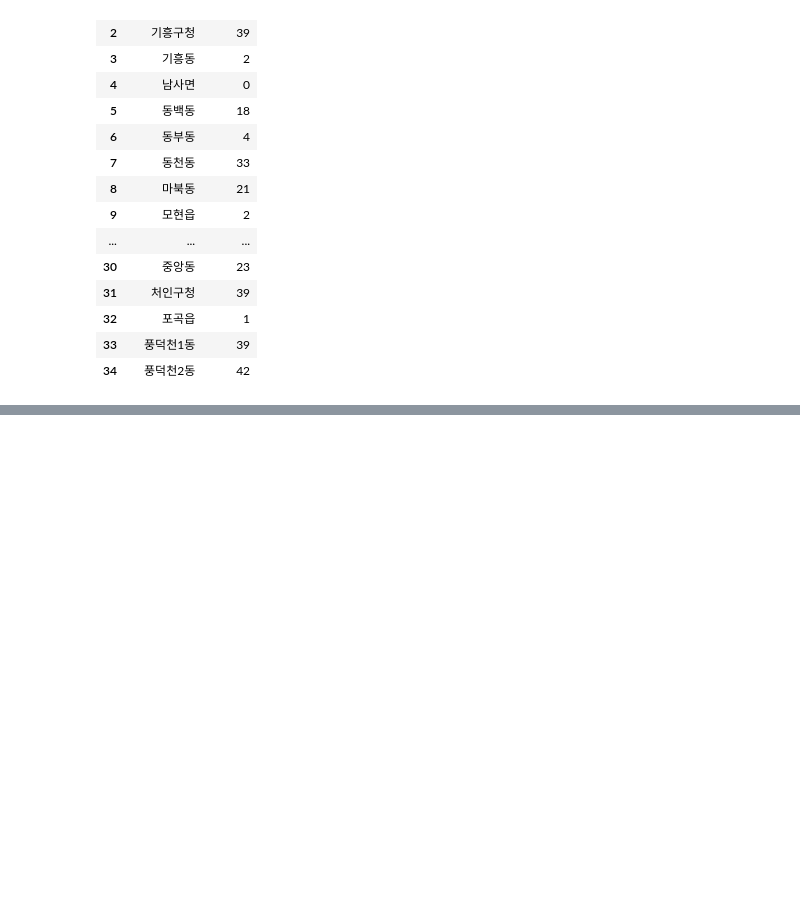
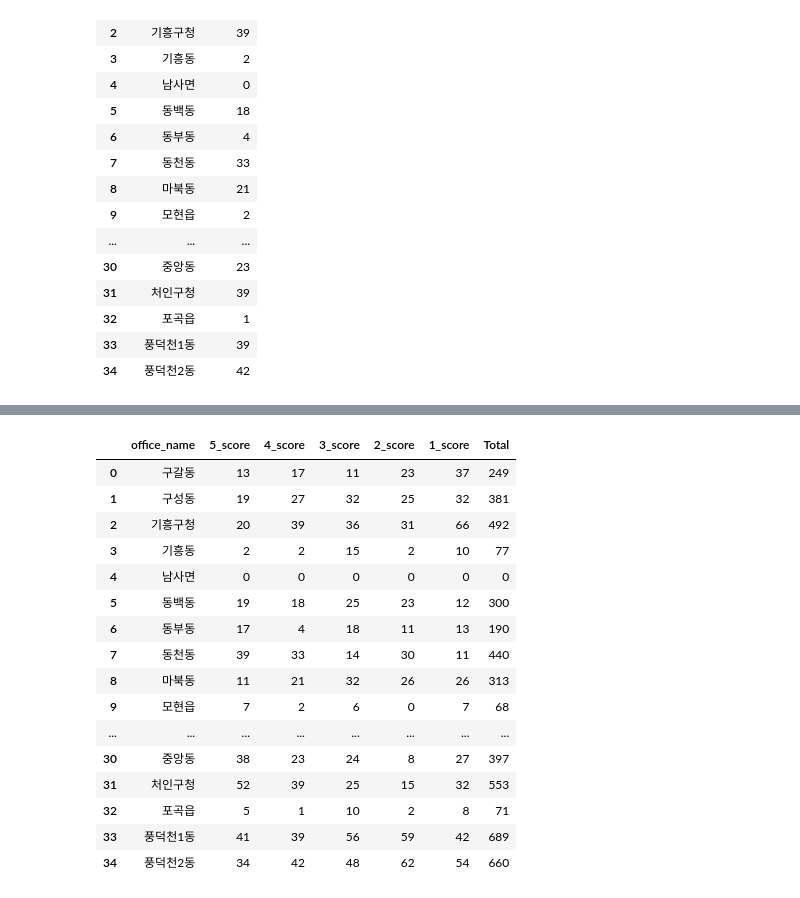
Before and after one commit to Lynnsdata/electric_project, a Jupyter notebook: 관공서 가중치.ipynb, the cells around one changed output, grey strips where cells are left out. Saved outputs shown, nothing was run; the diff lists cells and outputs as text; code cells hidden in the pictures; blank space fills up the shorter version.

```diff
--- a/관공서 가중치.ipynb
+++ b/관공서 가중치.ipynb
@@ -281,0 +527,3 @@ df_all_4
+# %%
+best_1_dict = best_1.set_index(['cell_id']).T.to_dict('list')
+best_1_dict
@@ -281,0 +548,28 @@ df_all_4
+# %%
+df_all = pd.DataFrame(columns=["best_name", "office_name", "거리차이", "score"])
+
+for i in range(0, len(best_1_dict)) :
+    best_nm = list(best_1_dict.keys())[i]
+    best_xy = list(best_1_dict.items())[i][1]
+
+    for j in range(0, len(office_dict)) :
+        office_nm = list(office_dict.keys())[j]
+        office_xy = list(office_dict.items())[j][1]
+
+        ## 최종 거리 계산 결과값
+        result = haversine(best_xy, office_xy, unit='m')
+
+        score = 0
+        if result <= 200:
+            score = 5
+        elif 200 < result <= 400:
+            score = 4
+        elif 400 < result <= 600:
+            score = 3
+        elif 600 < result <= 800:
+            score = 2
+        elif 800 < result <= 1000:
+            score = 1
+        df_all = pd.concat([df_all,
+                        pd.DataFrame({'best_name':[best_nm],'office_name':[office_nm], '거리차이':[result], 'score':[score]})], ignore_index=True)
+df_all
@@ -281,0 +590,5 @@ df_all_4
+# %%
+df_all_1 = df_all.groupby('office_name')['score'].sum()
+df_all_1 = df_all_1.reset_index()
+df_all_1 = df_all_1.rename(columns = {'score' : '1_score'})
+df_all_1.head()
@@ -281,0 +604,3 @@ df_all_4
+# %%
+df_office_score = pd.concat([df_all_5, df_all_4['4_score'], df_all_3['3_score'], df_all_2['2_score'], df_all_1['1_score']], axis=1)
+df_office_score
@@ -281,0 +625,22 @@ df_all_4
+# %%
+# total
+df_office_score['Total'] = df_office_score['5_score']*5 + df_office_score['4_score']*4 + df_office_score['3_score']*3 + df_office_score['2_score']*2 + df_office_score['1_score']*1
+df_office_score
+# %% [output]
+|  | office_name | 5_score | 4_score | 3_score | 2_score | 1_score | Total |
+| 0 | 구갈동 | 13 | 17 | 11 | 23 | 37 | 249 |
+| 1 | 구성동 | 19 | 27 | 32 | 25 | 32 | 381 |
+| 2 | 기흥구청 | 20 | 39 | 36 | 31 | 66 | 492 |
+| 3 | 기흥동 | 2 | 2 | 15 | 2 | 10 | 77 |
+| 4 | 남사면 | 0 | 0 | 0 | 0 | 0 | 0 |
+| 5 | 동백동 | 19 | 18 | 25 | 23 | 12 | 300 |
+| 6 | 동부동 | 17 | 4 | 18 | 11 | 13 | 190 |
+| 7 | 동천동 | 39 | 33 | 14 | 30 | 11 | 440 |
+| 8 | 마북동 | 11 | 21 | 32 | 26 | 26 | 313 |
+| 9 | 모현읍 | 7 | 2 | 6 | 0 | 7 | 68 |
+| ... | ... | ... | ... | ... | ... | ... | ... |
+| 30 | 중앙동 | 38 | 23 | 24 | 8 | 27 | 397 |
+| 31 | 처인구청 | 52 | 39 | 25 | 15 | 32 | 553 |
+| 32 | 포곡읍 | 5 | 1 | 10 | 2 | 8 | 71 |
+| 33 | 풍덕천1동 | 41 | 39 | 56 | 59 | 42 | 689 |
+| 34 | 풍덕천2동 | 34 | 42 | 48 | 62 | 54 | 660 |
```
Also changed, not shown: parts of 21 cells of this notebook, 5 other files.
